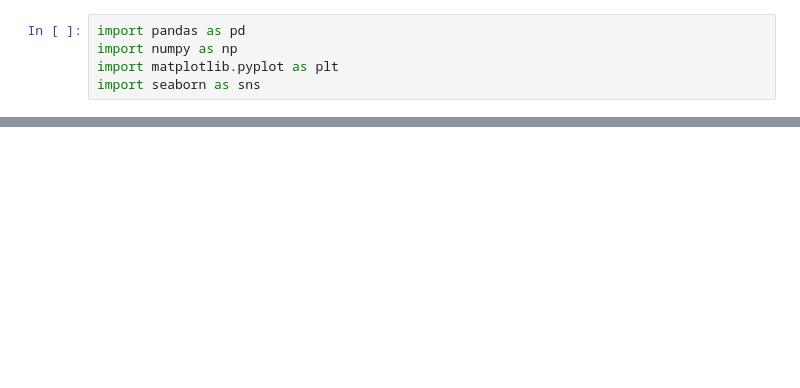
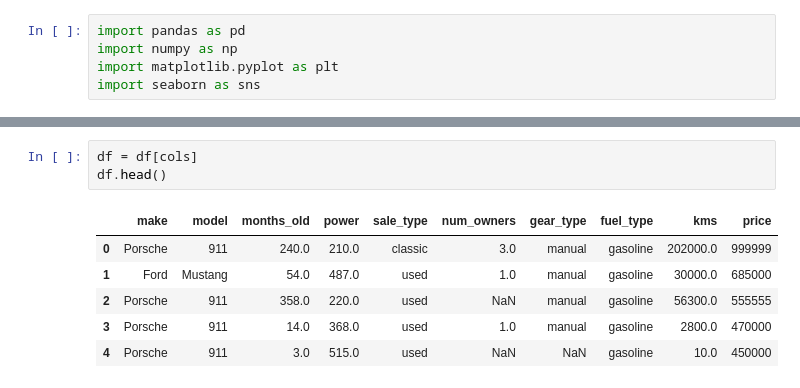
Before and after one commit to JotaBlanco/TheValley, a Jupyter notebook: Arboles/Clase_02_Arboles/03E_|_Ejercicio_Precio_Coches.ipynb, the cells around one changed output, grey strips where cells are left out. Cells and saved outputs as stored; diff of their text form; blank space fills up the shorter version.

```diff
--- a/Arboles/Clase_02_Arboles/03E_|_Ejercicio_Precio_Coches.ipynb
+++ b/Arboles/Clase_02_Arboles/03E_|_Ejercicio_Precio_Coches.ipynb
@@ -225,0 +119,10 @@ entrenar_modelo_y_predecir_classificacion(modelo)
+# %%
+df = df[cols]
+df.head()
+# %% [output]
+|  | make | model | months_old | power | sale_type | num_owners | gear_type | fuel_type | kms | price |
+| 0 | Porsche | 911 | 240.0 | 210.0 | classic | 3.0 | manual | gasoline | 202000.0 | 999999 |
+| 1 | Ford | Mustang | 54.0 | 487.0 | used | 1.0 | manual | gasoline | 30000.0 | 685000 |
+| 2 | Porsche | 911 | 358.0 | 220.0 | used | NaN | manual | gasoline | 56300.0 | 555555 |
+| 3 | Porsche | 911 | 14.0 | 368.0 | used | 1.0 | manual | gasoline | 2800.0 | 470000 |
+| 4 | Porsche | 911 | 3.0 | 515.0 | used | NaN | NaN | gasoline | 10.0 | 450000 |
```
Also changed, not shown: parts of 62 cells of this notebook.
